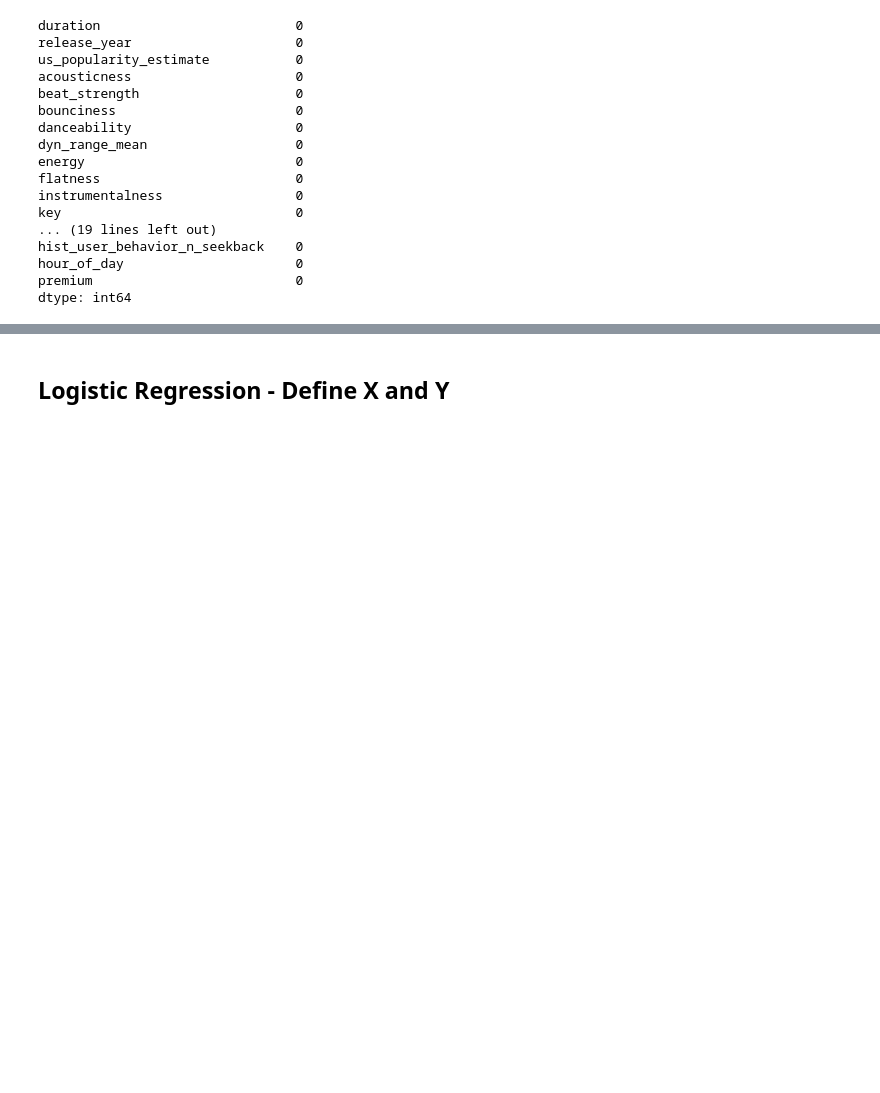
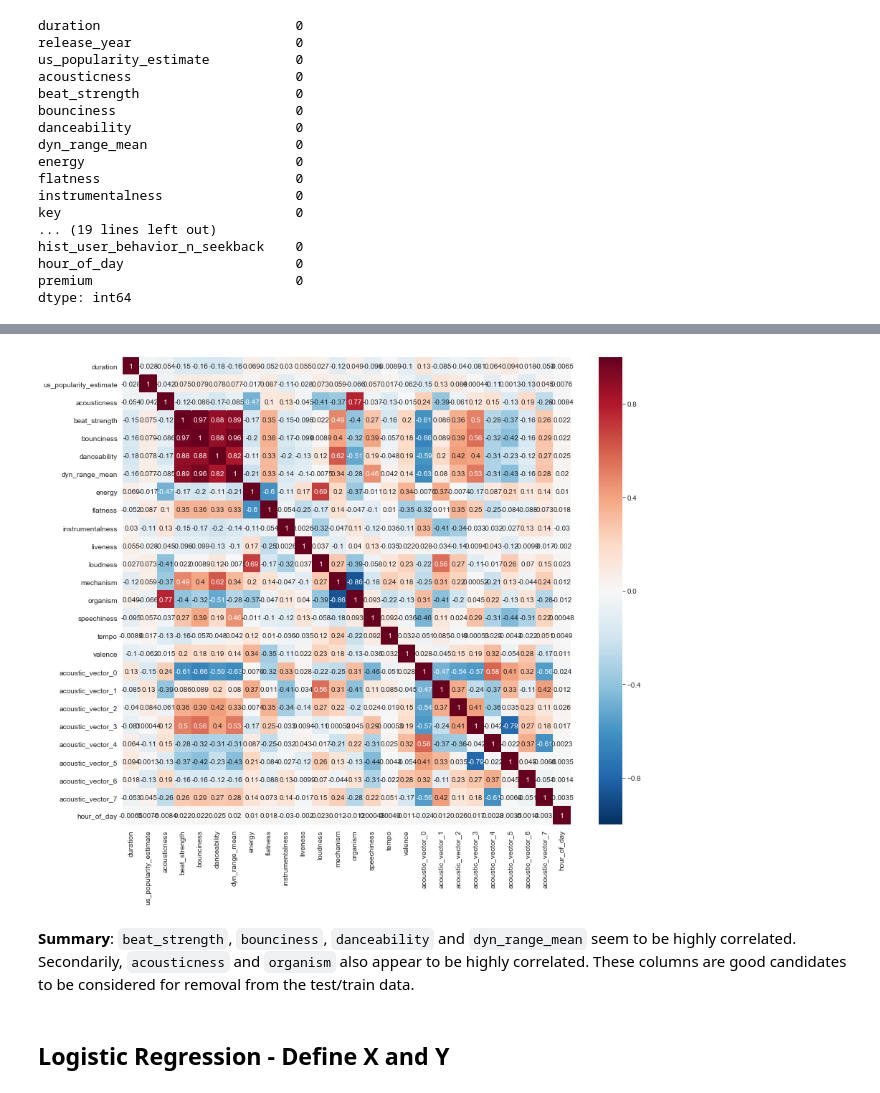
Before and after one commit to chelseapower/dsc-3-final-project-online-ds-pt-011419, a Jupyter notebook: student.ipynb, the cells around one changed output, grey strips where cells are left out. Drawn from its saved outputs; the diff is of its cells as text; code cells hidden in the pictures; blank space fills up the shorter version.

```diff
--- a/student.ipynb
+++ b/student.ipynb
@@ -233,3 +384,13 @@ df_music_lin.corr()
+# %%
+#Create coorelation heatmap - check for multicolinarity
+correlation = df_music_lin.corr()
+plt.figure(figsize=(14, 12))
+heatmap = sns.heatmap(correlation, annot=True, linewidths=0, vmin=-1, cmap="RdBu_r")
+# %% [output]
+[figure, added]
+# %% [markdown]
+**Summary**: `beat_strength`, `bounciness`, `danceability` and `dyn_range_mean` seem to be highly correlated.
+Secondarily, `acousticness` and `organism` also appear to be highly correlated. These columns are good candidates to be considered for removal from the test/train data.
 # %% [markdown]
 ## Logistic Regression - Define X and Y
 # %%
```
Also changed, not shown: parts of 70 cells of this notebook.
